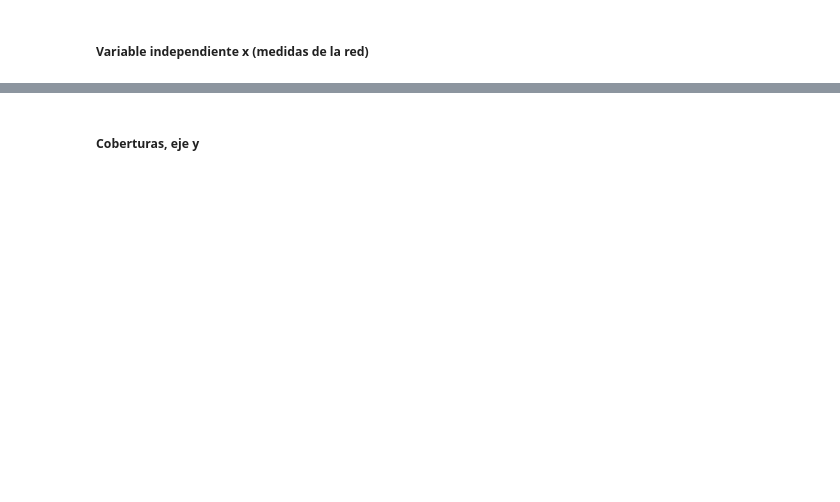
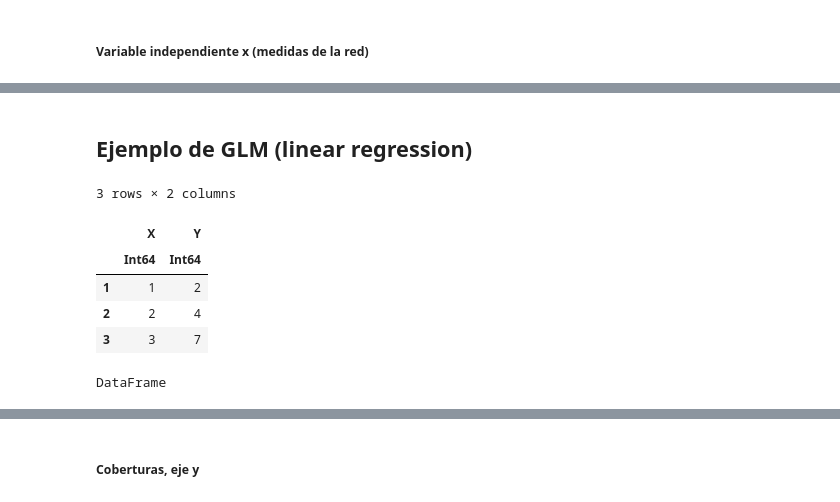
Before and after one commit to Yuriyama/Proyecto_aerolineas, a Jupyter notebook: Code/Analysis.ipynb, the cells around one changed output, grey strips where cells are left out. Cells and saved outputs as stored; diff of their text form; code cells hidden in the pictures; blank space fills up the shorter version.

```diff
--- a/Code/Analysis.ipynb
+++ b/Code/Analysis.ipynb
@@ -308,0 +563,15 @@ plot(hist_out_degree_G,hist_out_degree_SA,hist_out_degree_ST,hist_out_degree_OW,
+# %% [markdown]
+## Ejemplo de GLM (linear regression)
+# %%
+data1 = DataFrame(X=[1,2,3], Y=[2,4,7])
+# %% [output]
+3 rows × 2 columns
+|  | X | Y |
+|  | Int64 | Int64 |
+| 1 | 1 | 2 |
+| 2 | 2 | 4 |
+| 3 | 3 | 7 |
+# %%
+typeof(data1)
+# %% [output]
+DataFrame
```
Also changed, not shown: parts of 46 cells of this notebook.
